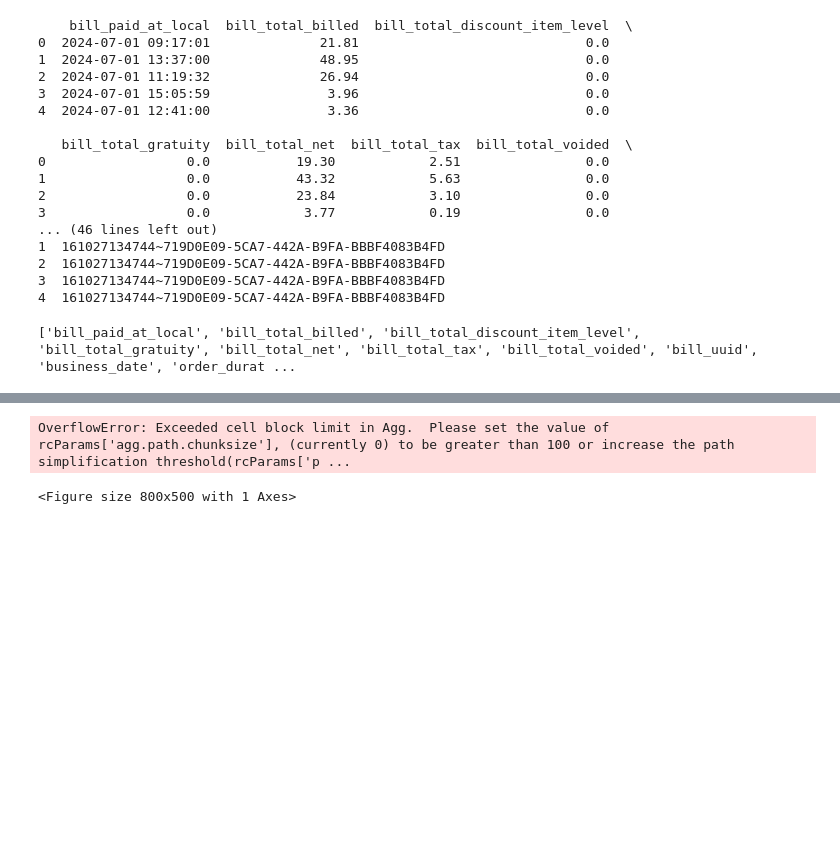
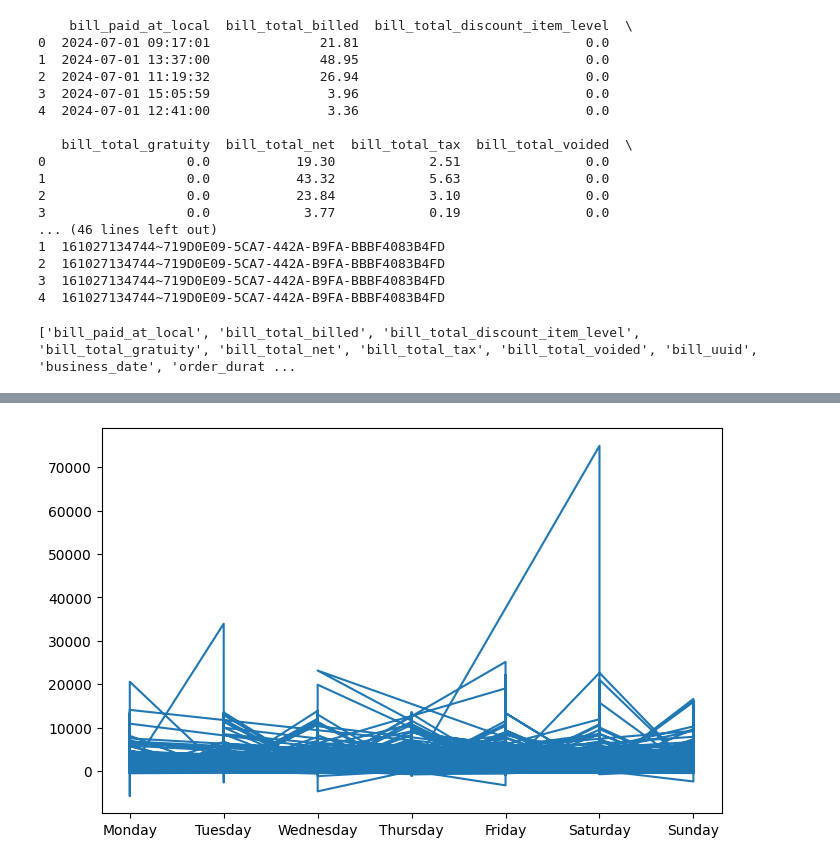
Before and after one commit to Edison611/CXC-TouchBistro, a Jupyter notebook: scripts/test.ipynb, the cells around one changed output, grey strips where cells are left out. Saved outputs shown, nothing was run; the diff lists cells and outputs as text; code cells hidden in the pictures; blank space fills up the shorter version.

```diff
--- a/scripts/test.ipynb
+++ b/scripts/test.ipynb
@@ -5,6 +27,6 @@ import matplotlib.pyplot as plt
 # %%
-df = pd.read_csv("./bills.csv")
-print(df.head())
+f = pd.read_csv("CxCData/bills.csv")
+print(f.head())
 # %% [output]
     bill_paid_at_local  bill_total_billed  bill_total_discount_item_level  \
 0  2024-07-01 09:17:01              21.81                             0.0
@@ -71,7 +79,6 @@ print(new.head())
 # %%
 plt.figure(figsize=(8, 5))  # Set figure size
-plt.plot(df['bill_hour'], df['bill_total_billed'])
+plt.plot(f['bill_day'], f['bill_total_billed'])
 plt.show()
 # %% [output]
-OverflowError: Exceeded cell block limit in Agg.  Please set the value of rcParams['agg.path.chunksize'], (currently 0) to be greater than 100 or increase the path simplification threshold(rcParams['p ...
-<Figure size 800x500 with 1 Axes>
+[figure, added]
```
Also changed, not shown: parts of 5 cells of this notebook.
